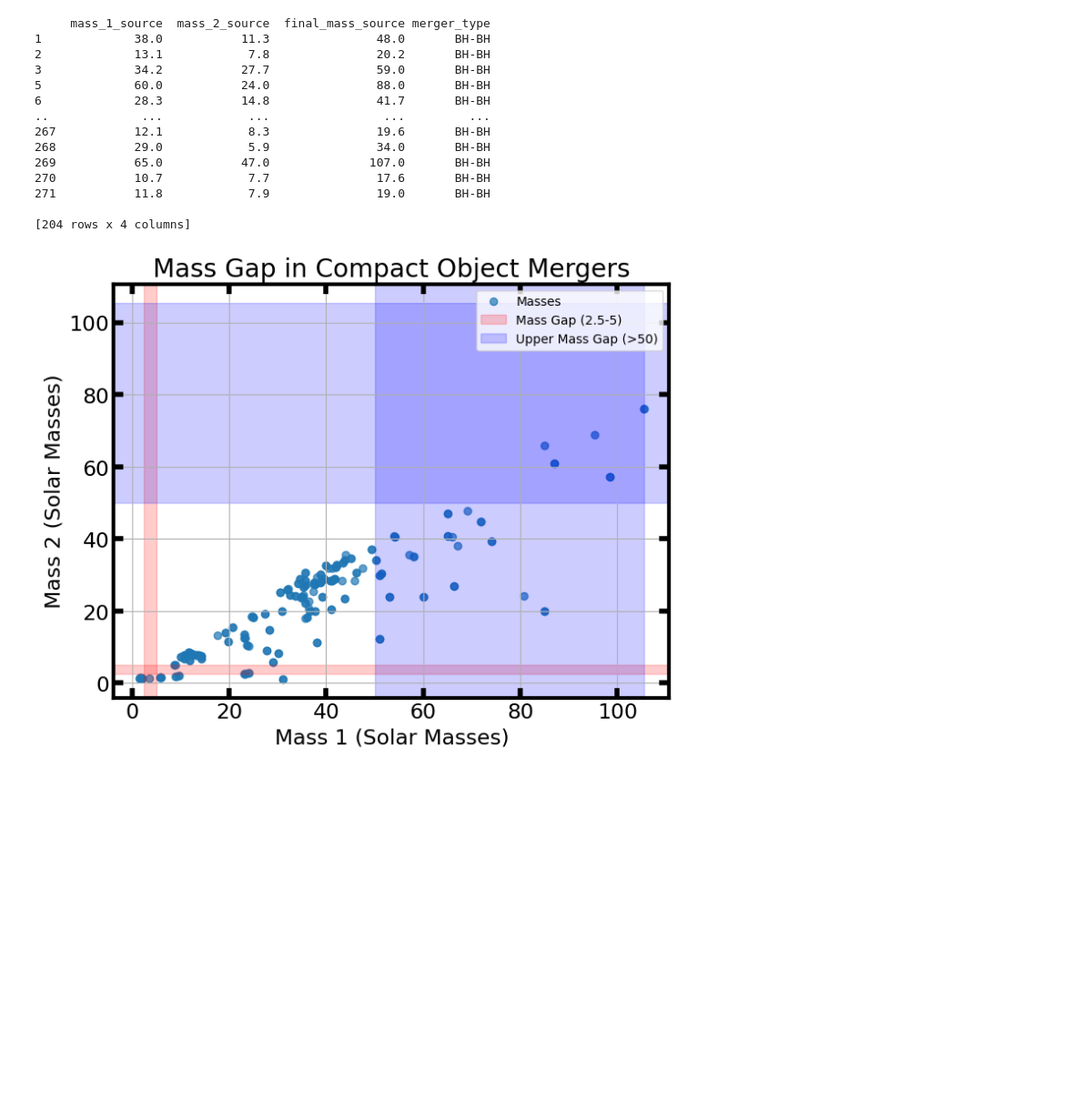
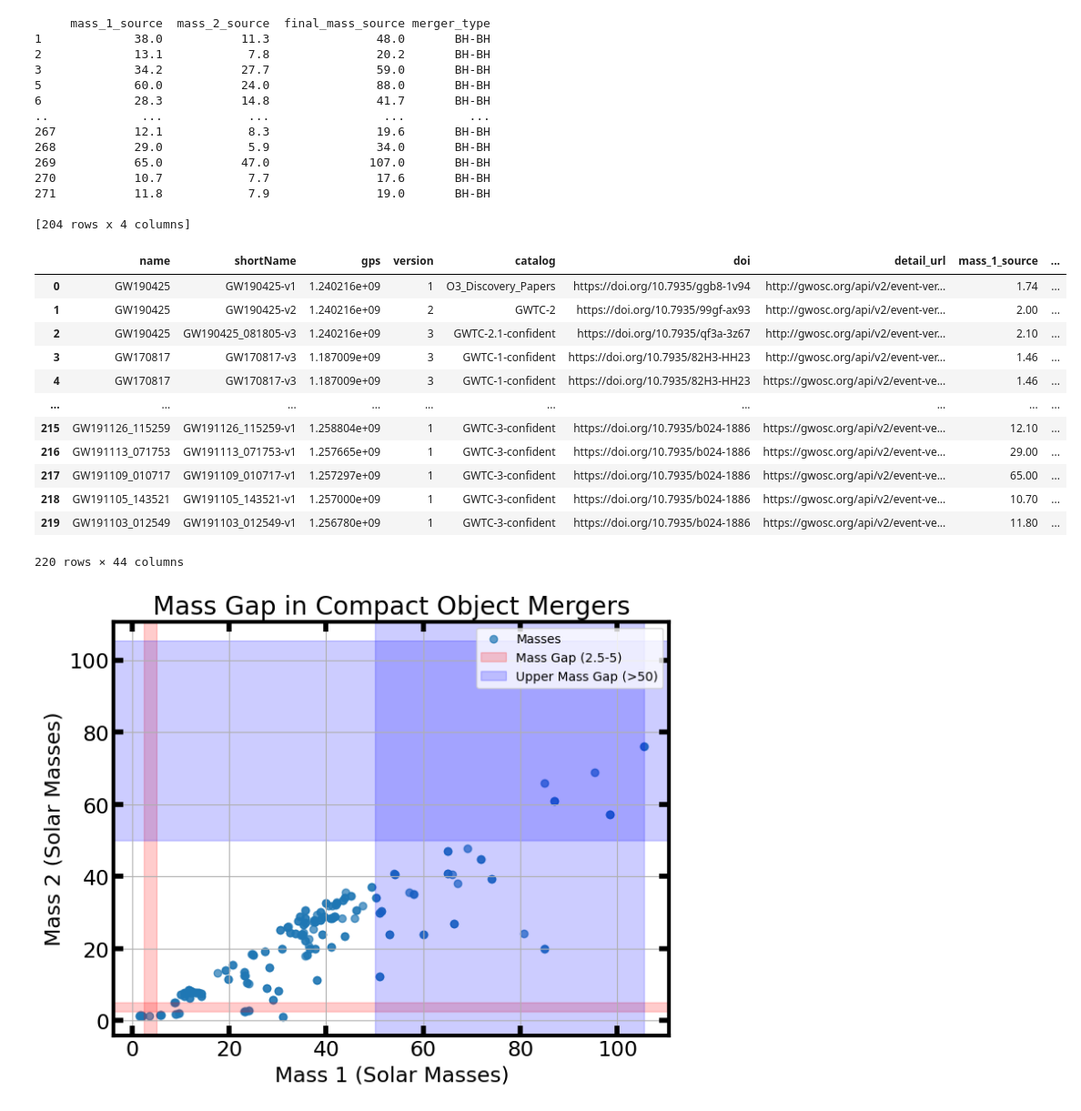
Before and after one commit to leighharwell/G-Waves, a Jupyter notebook: G-Waves.ipynb, the cells around one changed output. Shown: that part at 91% size. Drawn from its saved outputs; the diff is of its cells as text; code cells hidden in the pictures; blank space fills up the shorter version.

```diff
--- a/G-Waves.ipynb
+++ b/G-Waves.ipynb
@@ -129,6 +129,23 @@ print(organized_df_BH_BH)
 271           11.8            7.9               19.0       BH-BH
 
 [204 rows x 4 columns]
+# %%
+df_events = pd.merge(df_events, pd.concat([NS_NS_mergers, NS_BH_mergers, BH_BH_mergers]), how='left')
+df_events
+# %% [output]
+|  | name | shortName | gps | version | catalog | doi | detail_url | mass_1_source | ... |
+| 0 | GW190425 | GW190425-v1 | 1.240216e+09 | 1 | O3_Discovery_Papers | https://doi.org/10.7935/ggb8-1v94 | http://gwosc.org/api/v2/event-ver... | 1.74 | ... |
+| 1 | GW190425 | GW190425-v2 | 1.240216e+09 | 2 | GWTC-2 | https://doi.org/10.7935/99gf-ax93 | http://gwosc.org/api/v2/event-ver... | 2.00 | ... |
+| 2 | GW190425 | GW190425_081805-v3 | 1.240216e+09 | 3 | GWTC-2.1-confident | https://doi.org/10.7935/qf3a-3z67 | http://gwosc.org/api/v2/event-ver... | 2.10 | ... |
+| 3 | GW170817 | GW170817-v3 | 1.187009e+09 | 3 | GWTC-1-confident | https://doi.org/10.7935/82H3-HH23 | http://gwosc.org/api/v2/event-ver... | 1.46 | ... |
+| 4 | GW170817 | GW170817-v3 | 1.187009e+09 | 3 | GWTC-1-confident | https://doi.org/10.7935/82H3-HH23 | https://gwosc.org/api/v2/event-ve... | 1.46 | ... |
+| ... | ... | ... | ... | ... | ... | ... | ... | ... | ... |
+| 215 | GW191126_115259 | GW191126_115259-v1 | 1.258804e+09 | 1 | GWTC-3-confident | https://doi.org/10.7935/b024-1886 | https://gwosc.org/api/v2/event-ve... | 12.10 | ... |
+| 216 | GW191113_071753 | GW191113_071753-v1 | 1.257665e+09 | 1 | GWTC-3-confident | https://doi.org/10.7935/b024-1886 | https://gwosc.org/api/v2/event-ve... | 29.00 | ... |
+| 217 | GW191109_010717 | GW191109_010717-v1 | 1.257297e+09 | 1 | GWTC-3-confident | https://doi.org/10.7935/b024-1886 | https://gwosc.org/api/v2/event-ve... | 65.00 | ... |
+| 218 | GW191105_143521 | GW191105_143521-v1 | 1.257000e+09 | 1 | GWTC-3-confident | https://doi.org/10.7935/b024-1886 | https://gwosc.org/api/v2/event-ve... | 10.70 | ... |
+| 219 | GW191103_012549 | GW191103_012549-v1 | 1.256780e+09 | 1 | GWTC-3-confident | https://doi.org/10.7935/b024-1886 | https://gwosc.org/api/v2/event-ve... | 11.80 | ... |
+220 rows × 44 columns
 # %%
 import matplotlib.pyplot as plt
 
```
Also changed, not shown: parts of 4 cells of this notebook.
